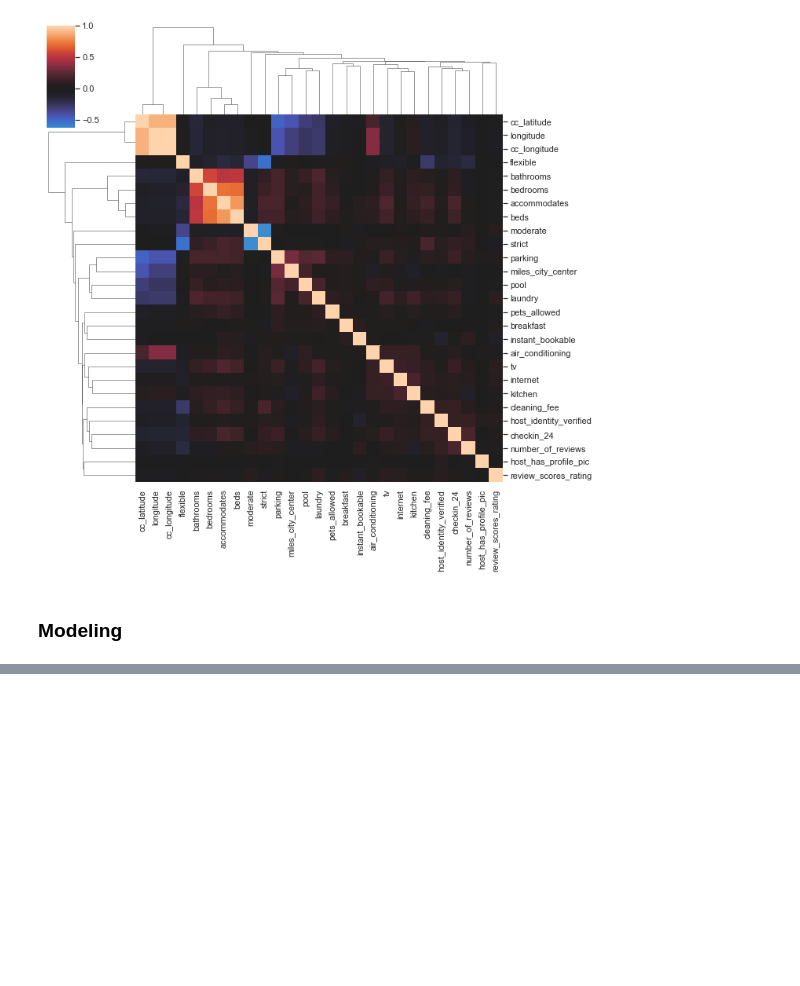
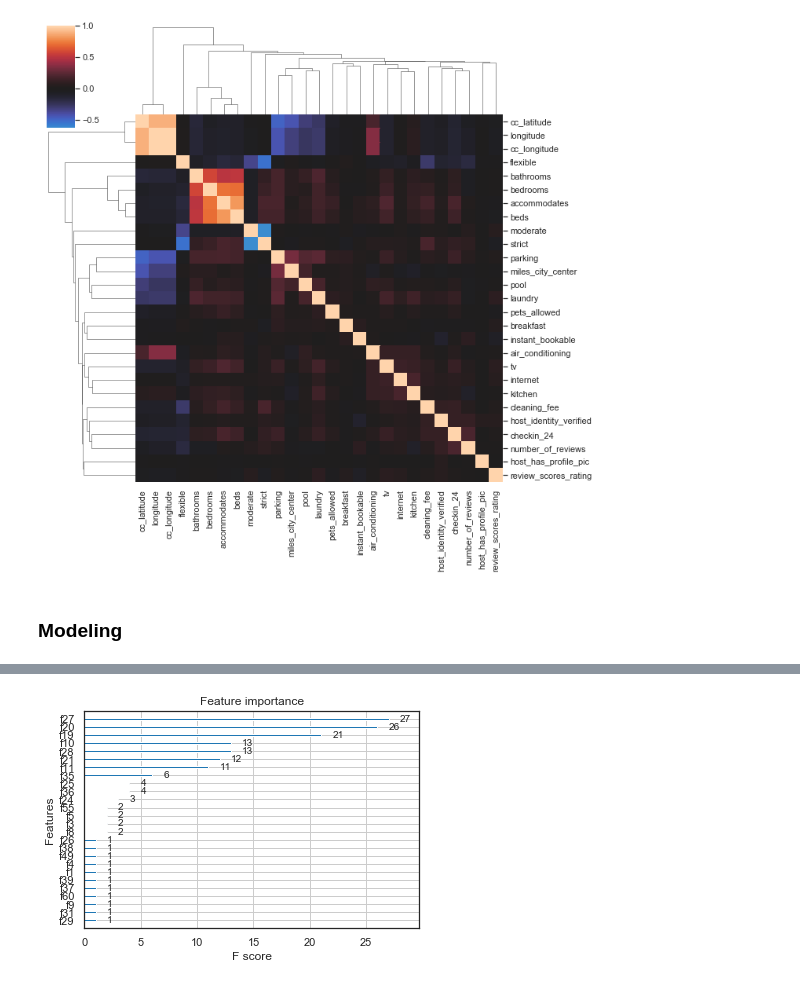
Before and after one commit to vbeohar/w207_spring2020_section4_aav, a Jupyter notebook: proj4.ipynb, the cells around one changed output, grey strips where cells are left out. Saved outputs shown, nothing was run; the diff lists cells and outputs as text; code cells hidden in the pictures; blank space fills up the shorter version.

```diff
--- a/proj4.ipynb
+++ b/proj4.ipynb
@@ -189,0 +264,87 @@ cross_val_mean.append(rmse_scores.mean())
+# %%
+
+
+################# XGBoost ########################
+# create xgb model
+xgb_reg = xgb.XGBRegressor(objective = 'reg:squarederror', learning_rate = 1,
+                max_depth = 2, alpha = 2.67, n_estimators = 100, gamma = 3.80,
+                booster = 'gbtree', n_jobs=6)
+# set ex-post after grid search
+
+# setup grid search params
+params = {'learning_rate' : np.random.uniform(0.1, 1, 100), 'alpha': np.random.uniform(0.5, 5, 100),
+ 'max_depth' : [2, 3, 4, 5], 'gamma' : np.random.uniform(0.5, 5, 100), 'n_estimators': [100, 200, 300, 400, 500, 700, 1000]}
+
+# grid search the xgboost
+rnd_search_cv = RandomizedSearchCV(xgb_reg, params, n_iter = 30, verbose = 2, cv = 3, scoring = mse)
+
+# validate search on dev data
+rnd_search_cv.fit(X_dev, y_dev)
+
+# fit again on full data now with best estimator
+final_model = rnd_search_cv.best_estimator_
+
+final_model.fit(X_train_full, y_train_full,
+            eval_set=[(X_dev, y_dev)],
+             early_stopping_rounds = 15)
+
+# generate predictions
+predicted_y = final_model.predict(X_test, ntree_limit = final_model.best_iteration)
+
+# metrics
+xgboost_RMSE = mean_squared_error(y_test, predicted_y, squared = False)
+print('Root Mean Squared Error:', round(xgboost_RMSE, 3))
+
+# confidence interval for RMSE
+xgb_ci = confidence_interval(0.95, predicted_y, y_test)
+print('The 95% confidence interval for our RMSE is:', np.round(xgb_ci, 3))
+
+# cross-val predictive power on dev data
+scores = cross_val_score(final_model, X_dev, y_dev,
+                         scoring = "neg_mean_squared_error", # expects utility fx
+                         cv = 10) # 10 folds
+
+rmse_scores = np.sqrt(-scores) # sqrt for RMSE
+
+# display cross-validated RMSE
+display_scores(rmse_scores)
+
+# append results
+model_name.append('xgboost')
+RMSE.append(xgboost_RMSE)
+CI.append(xgb_ci)
+cross_val_mean.append(rmse_scores.mean())
+
+
+# plot feature importance
+xgb.plot_importance(final_model)
+plt.rcParams['figure.figsize'] = [20, 10]
+plt.show()
+
+# get names for feature importance
+x_names = df.drop(['log_price'], axis = 1)
+x_names = x_names.columns.tolist()
+
+# get dict of important variables
+f_importance_dict = final_model.get_booster().get_score()
+
+# order the dict and get top 10
+top_10_f = sorted(f_importance_dict, key = f_importance_dict.get, reverse = True)[:10]
+
+# pop 'f' off for matching variable names
+top_10_f2 = []
+for i in top_10_f:
+    top_10_f2.append(int(i[1:]))
+
+# find variable names for 10 top vars
+top_10_f_names = []
+for index, name in enumerate(x_names):
+    if index in top_10_f2:
+        top_10_f_names.append(name)
+
+# ['tv', 'accommodates',  'bathrooms',  'latitude',  'longitude',
+# 'miles_city_center',  'zipcode',  'bedrooms',  'room_type_Entire home/apt',
+# 'room_type_Private room']
+
+# zipcode seems redundant with lat/lon
+# %% [output]
@@ -189,0 +392 @@ cross_val_mean.append(rmse_scores.mean())
+[figure, added]
```
Also changed, not shown: parts of 11 cells of this notebook.
